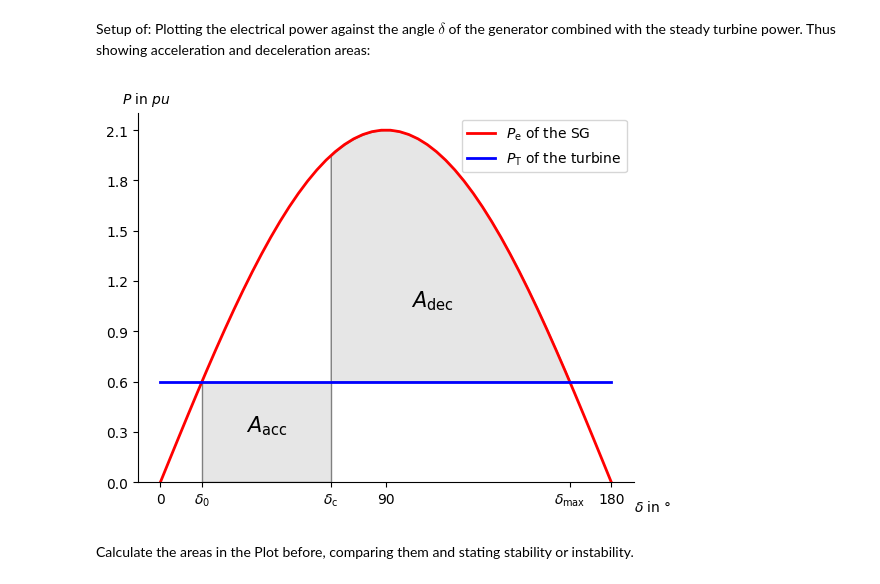
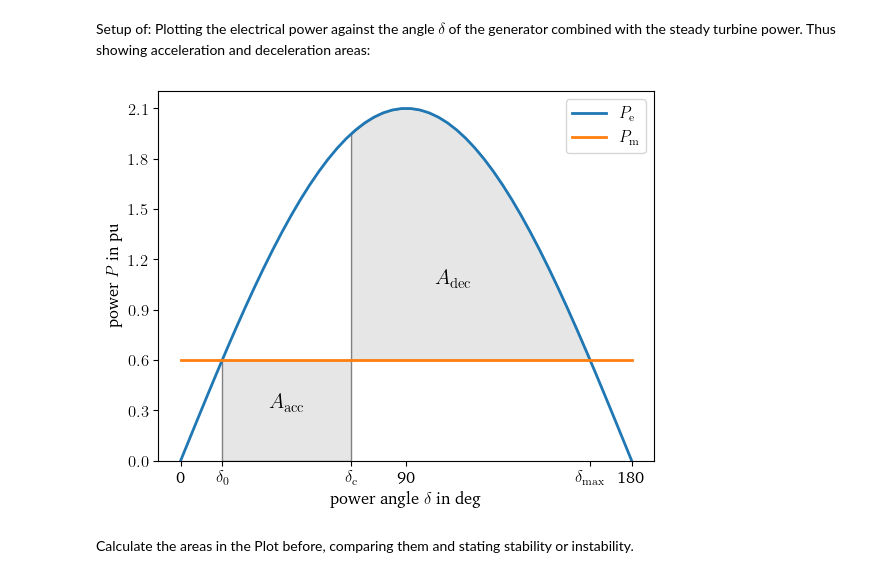
Before and after one commit to maxikoehler/Hauptseminararbeit, a Jupyter notebook: python/0_some-additional.ipynb, the cells around one changed output. Saved outputs shown, nothing was run; the diff lists cells and outputs as text; code cells hidden in the pictures.

```diff
--- a/python/0_some-additional.ipynb
+++ b/python/0_some-additional.ipynb
@@ -360,6 +360,17 @@ from matplotlib import pyplot as plt
 import numpy as np
 import scipy as sp
 from matplotlib.patches import Polygon
+
+# redefining plot save parameterss
+plt.rcParams.update({
+    "text.usetex": True,
+    "font.family": "serif",
+    "font.serif": ["Charter"],
+    "font.size": 12
+})
+
+# # update savefig options for latex export
+# mpl.use("pgf")
 
 # inputs:
 P_m = 0.6
@@ -385,39 +396,44 @@ y2 = P_t(x)
 
 # setting up the plot and plotting P_e and P_t
 fig, ax = plt.subplots()
-ax.plot(x, y1, 'r', linewidth=2, label='$P_\mathrm{e}$ of the SG')
-ax.plot(x, y2, 'b', linewidth=2, label='$P_\mathrm{T}$ of the turbine')
+ax.plot(x, y1, linewidth=2, label='$P_\mathrm{e}$')# of the SG')
+ax.plot(x, y2, linewidth=2, label='$P_\mathrm{m}$')# of the turbine')
 ax.set_ylim(bottom=0)
 
 # Make the shaded region for area_acc
 ix1 = np.linspace(delta_0, delta_c)
 iy1 = P_t(ix1)
 verts = [(delta_0, 0), *zip(ix1, iy1), (delta_c, 0)]
 poly = Polygon(verts, facecolor='0.9', edgecolor='0.5')
 ax.add_patch(poly)
 
 # Make the shaded region for area_dec, https://matplotlib.org/stable/gallery/lines_bars_and_markers/fill_between_demo.html
 ix2 = np.linspace(delta_c, delta_max)
 iy2 = P_e(ix2)
 ax.fill_between(ix2, iy2, P_m, facecolor='0.9', edgecolor='0.5')
 # ax.vlines(x = delta_max, ymin = 0, ymax = P_m, colors = '0.5') # vertical line for marking delta_max
 
 # adding area descriptions
 ax.text(0.5*(delta_0 + delta_c), 0.5*(P_m), r"$A_\mathrm{acc}$", horizontalalignment='center', fontsize=15)
 ax.text(0.47*(delta_max + delta_c), P_m+0.3*(P_max-P_m), r"$A_\mathrm{dec}$", horizontalalignment='center', fontsize=15)
 
 # axis text and optical manipulation of the plot
-fig.text(0.9, 0.05, '$\delta$ in $°$')
-fig.text(0.1, 0.9, '$P$ in $pu$')
+# fig.text(0.9, 0.05, '$\delta$ in $°$')
+# fig.text(0.1, 0.9, '$P$ in $pu$')
 
-ax.spines[['top', 'right']].set_visible(False)
+# ax.spines[['top', 'right']].set_visible(False)
 ax.set_xticks([0,90,180,delta_0, delta_c, delta_max], labels=[0,90,180,'$\delta_\mathrm{0}$', '$\delta_\mathrm{c}$', '$\delta_\mathrm{max}$'])
 ax.set_yticks(np.arange(0, P_max, 0.3))
 
+plt.xlabel("power angle $\delta$ in deg")
+plt.ylabel("power $P$ in pu")
+
+# plt.grid()
 plt.legend()
+# plt.savefig("plots/eac.png")
 plt.show()
 # %% [output]
-[figure, old version]
+[figure, new version]
 # %% [markdown]
 Calculate the areas in the Plot before, comparing them and stating stability or instability.
 # %%
```
Also changed, not shown: 7 other files.
